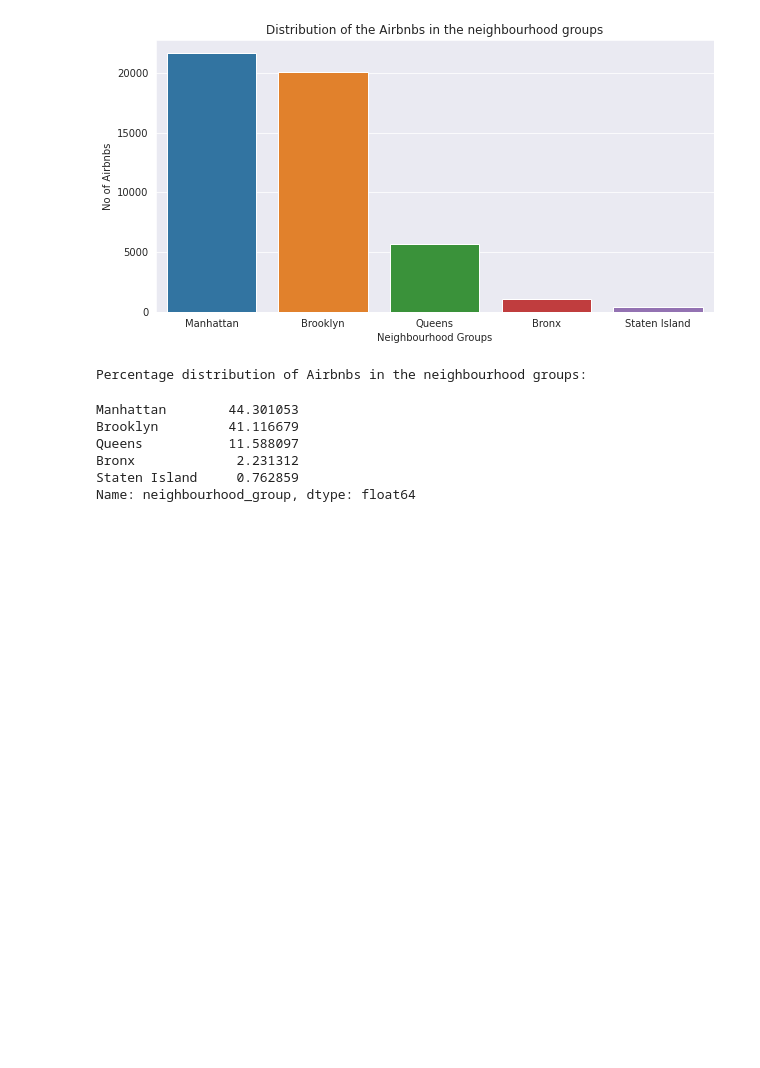
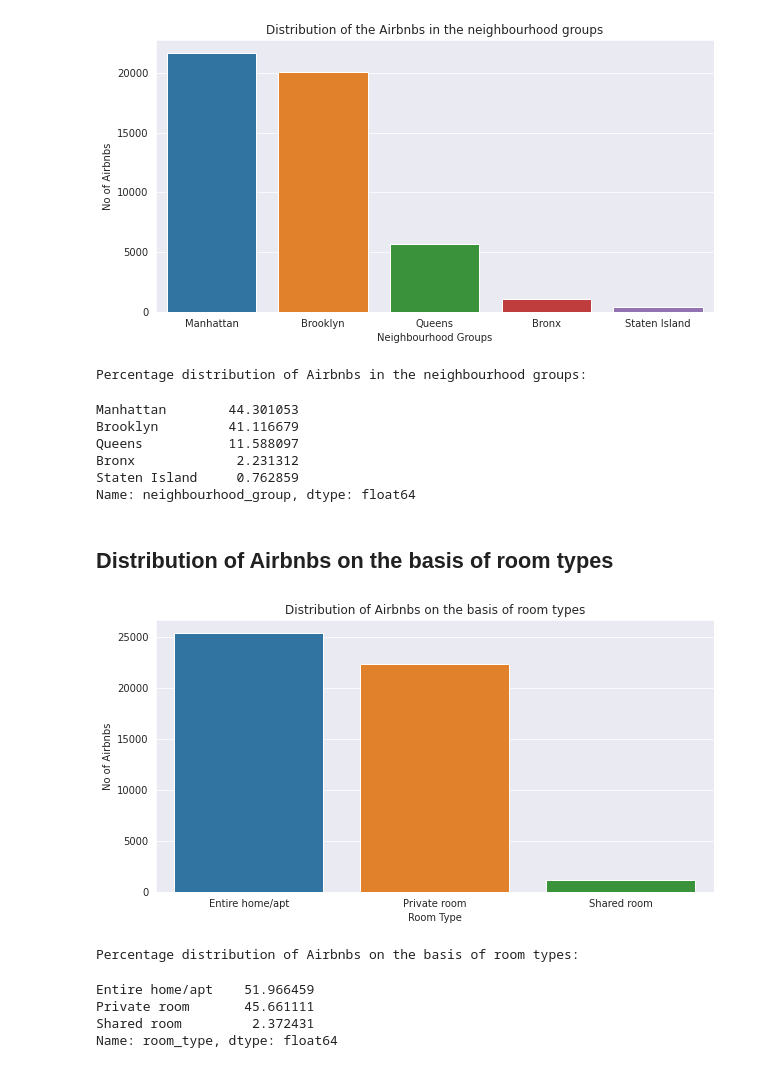
Before and after one commit to prav87654/Airbnb-EDA, a Jupyter notebook: Airbnb_EDA_Capstone_Project_Praveen_Sivakumar.ipynb, the cells around one changed output. Saved outputs shown, nothing was run; the diff lists cells and outputs as text; code cells hidden in the pictures; blank space fills up the shorter version.

```diff
--- a/Airbnb_EDA_Capstone_Project_Praveen_Sivakumar.ipynb
+++ b/Airbnb_EDA_Capstone_Project_Praveen_Sivakumar.ipynb
@@ -225,3 +225,32 @@ Queens           11.588097
 Bronx             2.231312
 Staten Island     0.762859
 Name: neighbourhood_group, dtype: float64
+# %% [markdown]
+## **Distribution of Airbnbs on the basis of room types**
+# %%
+# Creating a dataframe representing the distribution of Airbnbs on the basis of room types
+room_type_count = pd.DataFrame({'Room Type':df['room_type'].value_counts(ascending=False).index,
+                                'No of Airbnbs':df['room_type'].value_counts(ascending=False).values})
+
+# Defining the size of the plot
+plt.figure(figsize=(10,5))
+
+# Plotting a bar graph
+figure = sns.barplot(x='Room Type', y='No of Airbnbs', data=room_type_count)
+
+# Defining the title of the graph
+figure.set(title='Distribution of Airbnbs on the basis of room types')
+
+# Displaying the graph
+plt.show(figure)
+
+# Percentage distribution of the Airbnbs in the neighbourhood groups
+print('\n\nPercentage distribution of Airbnbs on the basis of room types:')
+df['room_type'].value_counts(normalize=True)*100
+# %% [output]
+[figure, added]
+Percentage distribution of Airbnbs on the basis of room types:
+Entire home/apt    51.966459
+Private room       45.661111
+Shared room         2.372431
+Name: room_type, dtype: float64
```
Also changed, not shown: parts of 7 cells of this notebook.
